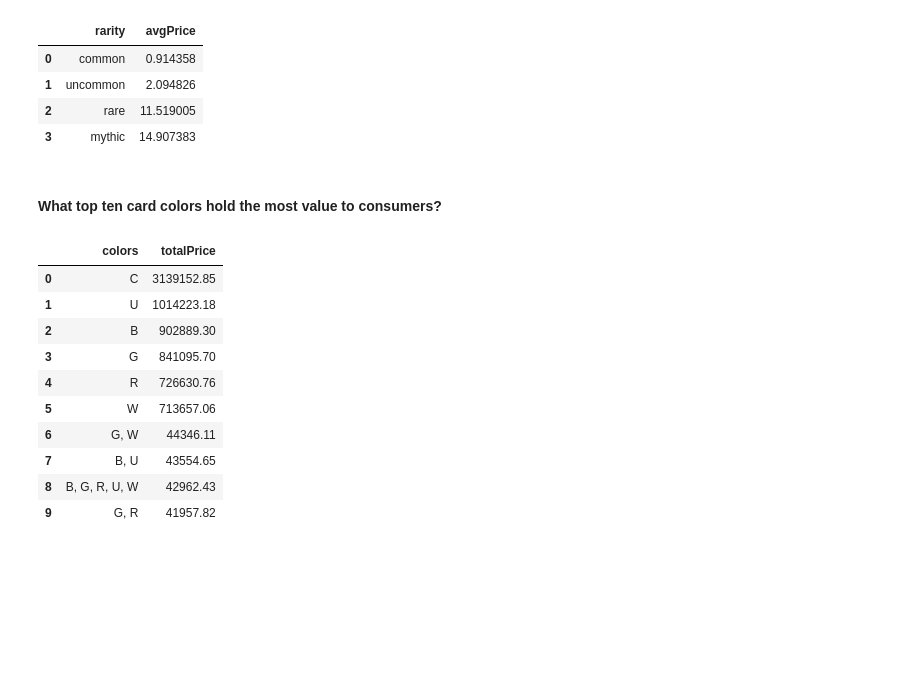
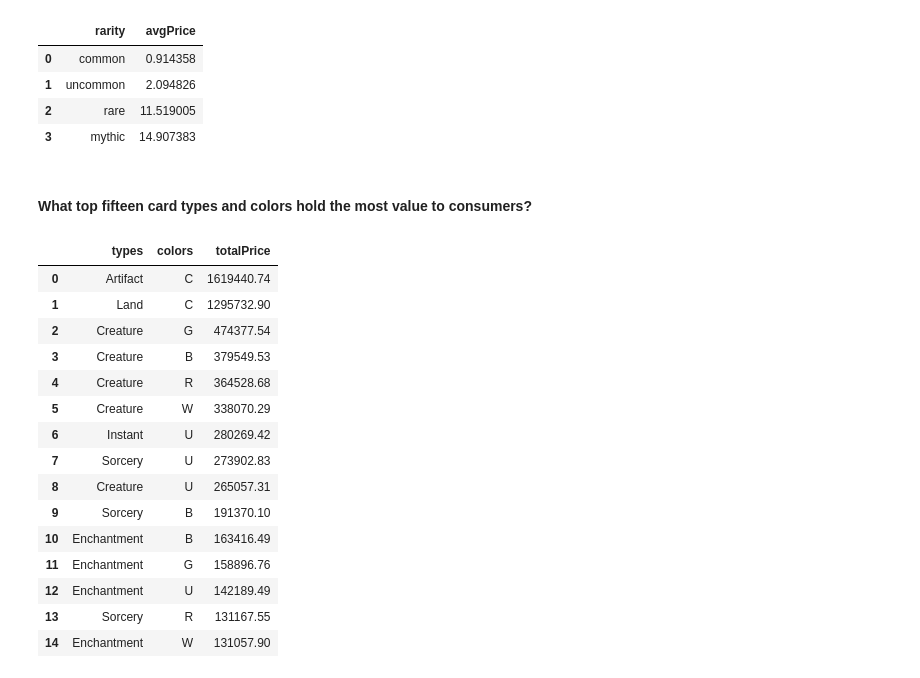
Before and after one commit to CurtisSchneider1/mtgPriceAnalysis, a Jupyter notebook: notebooks/sql.ipynb, the cells around one changed output. Drawn from its saved outputs; the diff is of its cells as text; code cells hidden in the pictures; blank space fills up the shorter version.

```diff
--- a/notebooks/sql.ipynb
+++ b/notebooks/sql.ipynb
@@ -105,30 +106,38 @@ result3
 | 2 | rare | 11.519005 |
 | 3 | mythic | 14.907383 |
 # %% [markdown]
-#### What top ten card colors hold the most value to consumers?
+#### What top fifteen card types and colors hold the most value to consumers?
 # %%
 query4 = """
 SELECT DISTINCT
+    c.types,
     c.colors,
     SUM(p.avgMarketPrice) as totalPrice
 FROM cards c
 JOIN prices p ON c.uuid = p.uuid
-GROUP BY c.colors
+GROUP BY
+    c.types,
+    c.colors
 ORDER BY totalPrice DESC
-LIMIT 10;
+LIMIT 15;
 """
 
 result4 = pd.read_sql(query4, conn)
 result4
 # %% [output]
-|  | colors | totalPrice |
-| 0 | C | 3139152.85 |
-| 1 | U | 1014223.18 |
-| 2 | B | 902889.30 |
-| 3 | G | 841095.70 |
-| 4 | R | 726630.76 |
-| 5 | W | 713657.06 |
-| 6 | G, W | 44346.11 |
-| 7 | B, U | 43554.65 |
-| 8 | B, G, R, U, W | 42962.43 |
-| 9 | G, R | 41957.82 |
+|  | types | colors | totalPrice |
+| 0 | Artifact | C | 1619440.74 |
+| 1 | Land | C | 1295732.90 |
+| 2 | Creature | G | 474377.54 |
+| 3 | Creature | B | 379549.53 |
+| 4 | Creature | R | 364528.68 |
+| 5 | Creature | W | 338070.29 |
+| 6 | Instant | U | 280269.42 |
+| 7 | Sorcery | U | 273902.83 |
+| 8 | Creature | U | 265057.31 |
+| 9 | Sorcery | B | 191370.10 |
+| 10 | Enchantment | B | 163416.49 |
+| 11 | Enchantment | G | 158896.76 |
+| 12 | Enchantment | U | 142189.49 |
+| 13 | Sorcery | R | 131167.55 |
+| 14 | Enchantment | W | 131057.90 |
```
Also changed, not shown: parts of 2 cells of this notebook, 2 other files.
